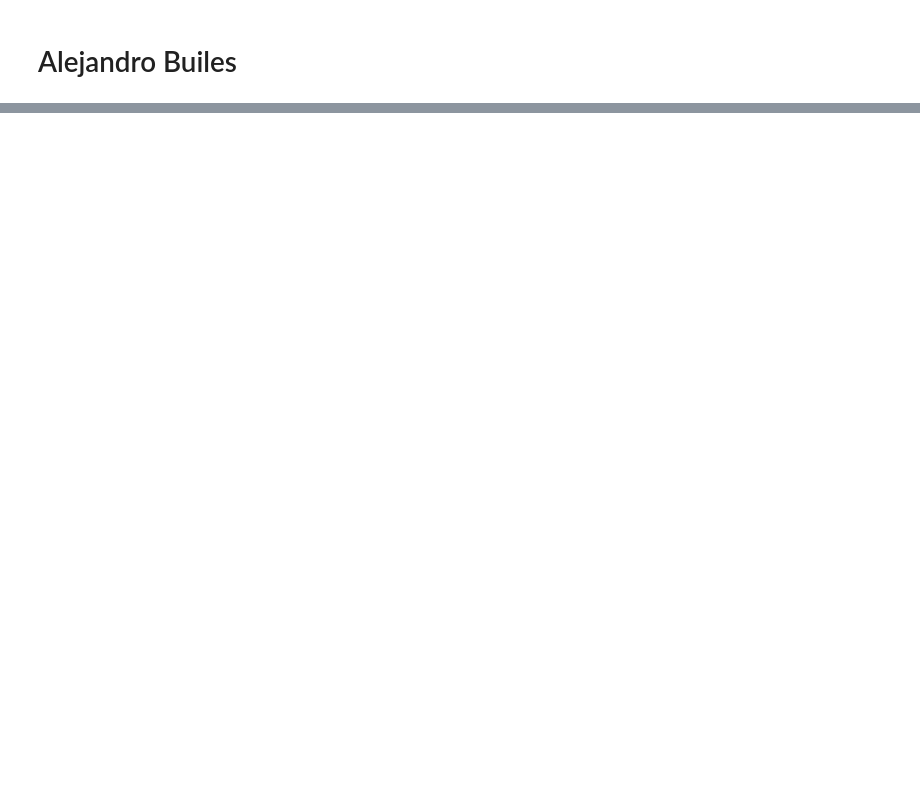
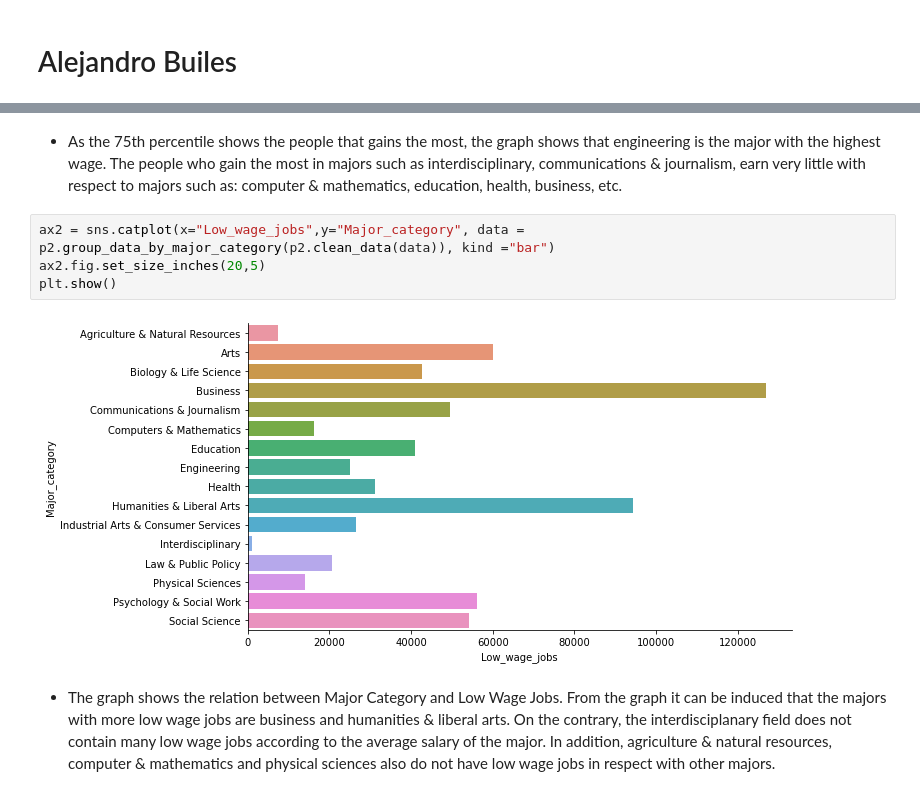
Before and after one commit to data301-2021-winter1/project-group02-project, a Jupyter notebook: notebooks/analysis2.ipynb, the cells around one changed output, grey strips where cells are left out. Saved outputs shown, nothing was run; the diff lists cells and outputs as text; blank space fills up the shorter version.

```diff
--- a/notebooks/analysis2.ipynb
+++ b/notebooks/analysis2.ipynb
@@ -25,0 +280,10 @@ pd.read_csv("https://raw.githubusercontent.com/data301-2021-winter1/project-grou
+# %% [markdown]
+* As the 75th percentile shows the people that gains the most, the graph shows that engineering is the major with the highest wage. The people who gain the most in majors such as interdisciplinary, communications & journalism, earn very little with respect to majors such as: computer & mathematics, education, health, business, etc.
+# %%
+ax2 = sns.catplot(x="Low_wage_jobs",y="Major_category", data = p2.group_data_by_major_category(p2.clean_data(data)), kind ="bar")
+ax2.fig.set_size_inches(20,5)
+plt.show()
+# %% [output]
+[figure, added]
+# %% [markdown]
+* The graph shows the relation between Major Category and Low Wage Jobs. From the graph it can be induced that the majors with more low wage jobs are business and humanities & liberal arts. On the contrary, the interdisciplanary field does not contain many low wage jobs according to the average salary of the major. In addition, agriculture & natural resources, computer & mathematics and physical sciences also do not have low wage jobs in respect with other majors.
```
Also changed, not shown: parts of 33 cells of this notebook, 1 other file.
